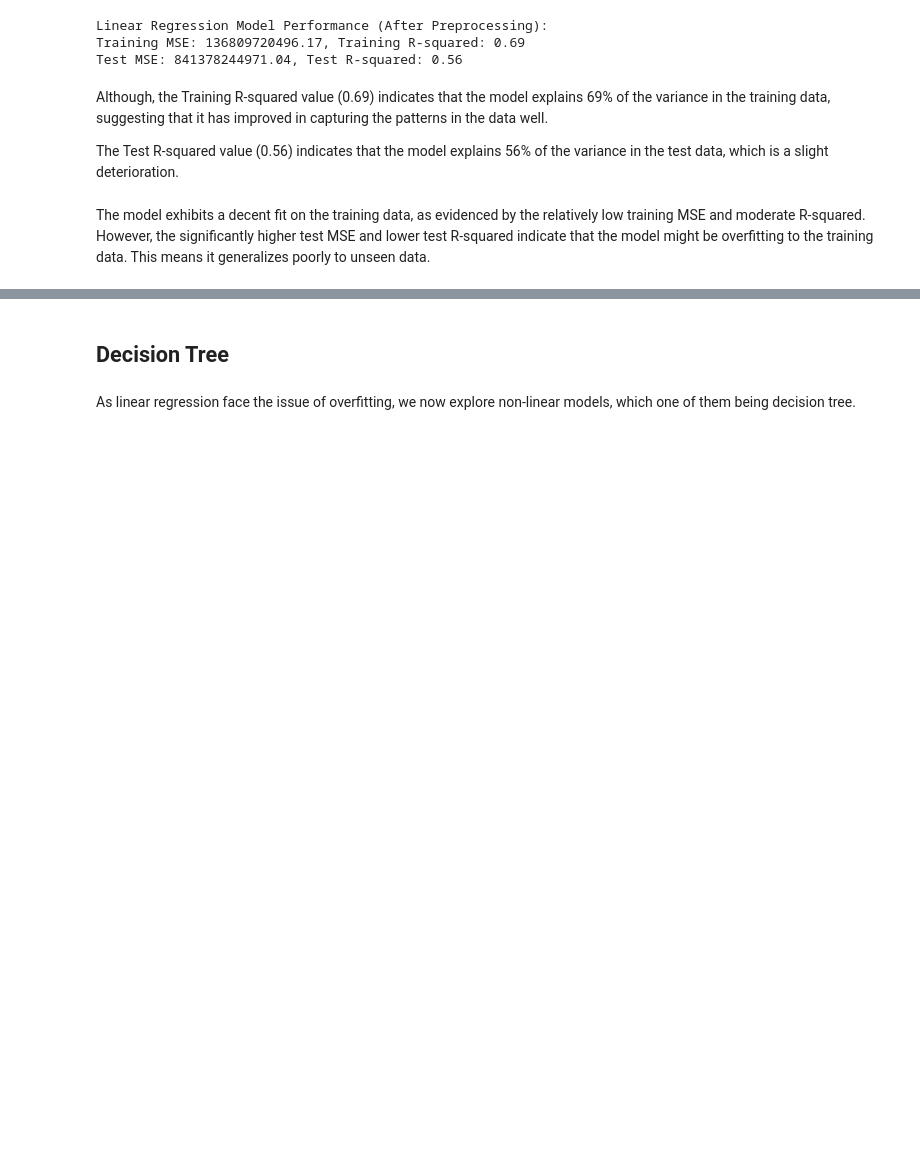
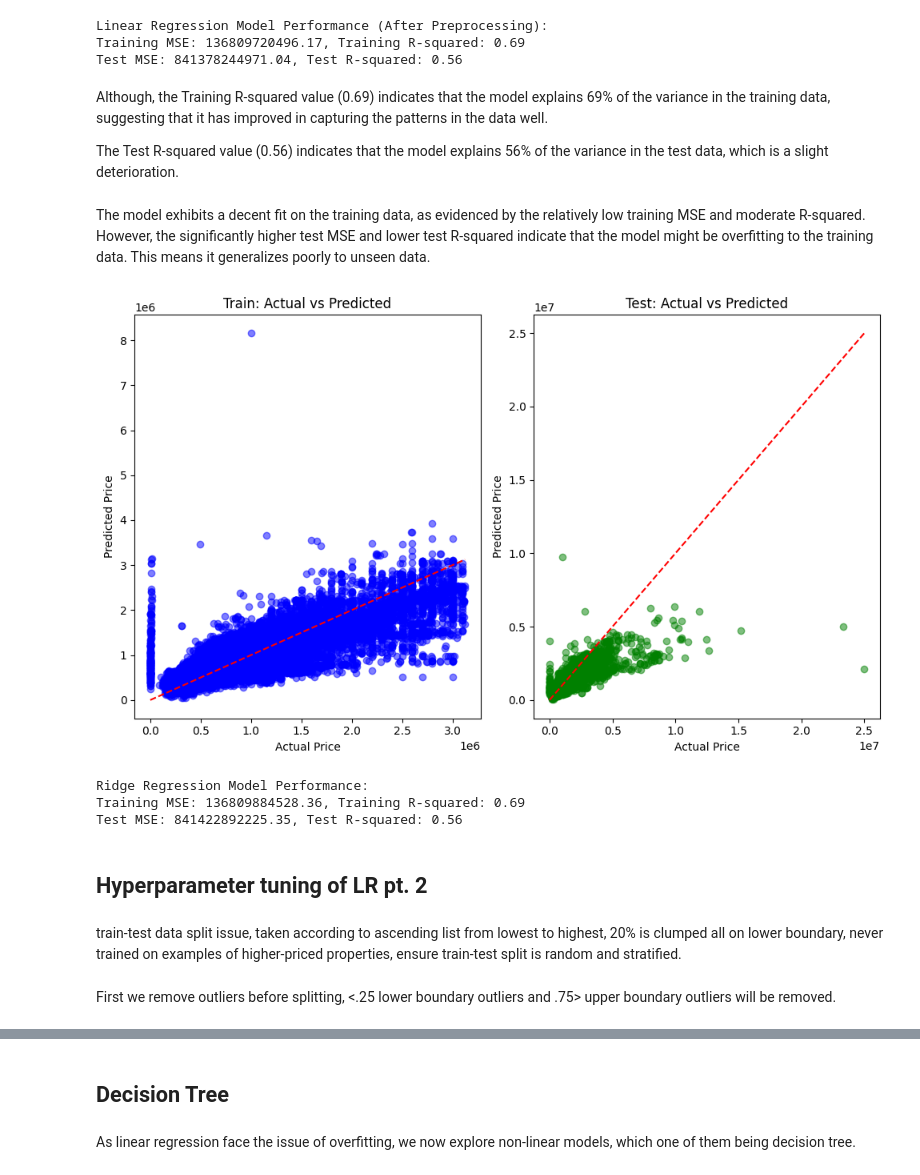
Before and after one commit to Code-CWilliam/HousePricePrediction, a Jupyter notebook: House_Price_Prediction.ipynb, the cells around one changed output, grey strips where cells are left out. Drawn from its saved outputs; the diff is of its cells as text; code cells hidden in the pictures; blank space fills up the shorter version.

```diff
--- a/House_Price_Prediction.ipynb
+++ b/House_Price_Prediction.ipynb
@@ -1015,3 +1048,59 @@ Although, the Training R-squared value (0.69) indicates that the model explains
 The Test R-squared value (0.56) indicates that the model explains 56% of the variance in the test data, which is a slight deterioration.
 # %% [markdown]
 The model exhibits a decent fit on the training data, as evidenced by the relatively low training MSE and moderate R-squared. However, the significantly higher test MSE and lower test R-squared indicate that the model might be overfitting to the training data. This means it generalizes poorly to unseen data.
+# %%
+# Plotting the predictions
+plt.figure(figsize=(10, 6))
+
+# Plot actual vs predicted values for training set
+plt.subplot(1, 2, 1)
+plt.scatter(y_train["Price"], y_train_pred, color='blue', alpha=0.5)
+plt.plot([min(y_train["Price"]), max(y_train["Price"])], [min(y_train["Price"]), max(y_train["Price"])], color='red', linestyle='--')
+plt.title('Train: Actual vs Predicted')
+plt.xlabel('Actual Price')
+plt.ylabel('Predicted Price')
+
+# Plot actual vs predicted values for test set
+plt.subplot(1, 2, 2)
+plt.scatter(y_test["Price"], y_test_pred, color='green', alpha=0.5)
+plt.plot([min(y_test["Price"]), max(y_test["Price"])], [min(y_test["Price"]), max(y_test["Price"])], color='red', linestyle='--')
+plt.title('Test: Actual vs Predicted')
+plt.xlabel('Actual Price')
+plt.ylabel('Predicted Price')
+
+plt.tight_layout()
+plt.show()
+# %% [output]
+[figure, added]
+# %%
+# Initialize the Ridge regression model
+ridge_model = Ridge(alpha=1.0)  # alpha is the regularization strength
+
+# Train the model
+ridge_model.fit(X_train, y_train["Price"])
+
+# Make predictions on train and test sets
+y_train_pred_ridge = ridge_model.predict(X_train)
+y_test_pred_ridge = ridge_model.predict(X_test)
+
+# Calculate MSE and R-squared
+train_mse_ridge = mean_squared_error(y_train["Price"], y_train_pred_ridge)
+test_mse_ridge = mean_squared_error(y_test["Price"], y_test_pred_ridge)
+
+train_r2_ridge = r2_score(y_train["Price"], y_train_pred_ridge)
+test_r2_ridge = r2_score(y_test["Price"], y_test_pred_ridge)
+
+# Print evaluation metrics
+print("Ridge Regression Model Performance:")
+print(f"Training MSE: {train_mse_ridge:.2f}, Training R-squared: {train_r2_ridge:.2f}")
+print(f"Test MSE: {test_mse_ridge:.2f}, Test R-squared: {test_r2_ridge:.2f}")
+# %% [output]
+Ridge Regression Model Performance:
+Training MSE: 136809884528.36, Training R-squared: 0.69
+Test MSE: 841422892225.35, Test R-squared: 0.56
+# %% [markdown]
+## Hyperparameter tuning of LR pt. 2
+# %% [markdown]
+train-test data split issue, taken according to ascending list from lowest to highest, 20% is clumped all on lower boundary, never trained on examples of higher-priced properties, ensure train-test split is random and stratified.
+# %% [markdown]
+First we remove outliers before splitting, <.25 lower boundary outliers and .75> upper boundary outliers will be removed.
```
Also changed, not shown: parts of 43 cells of this notebook.
